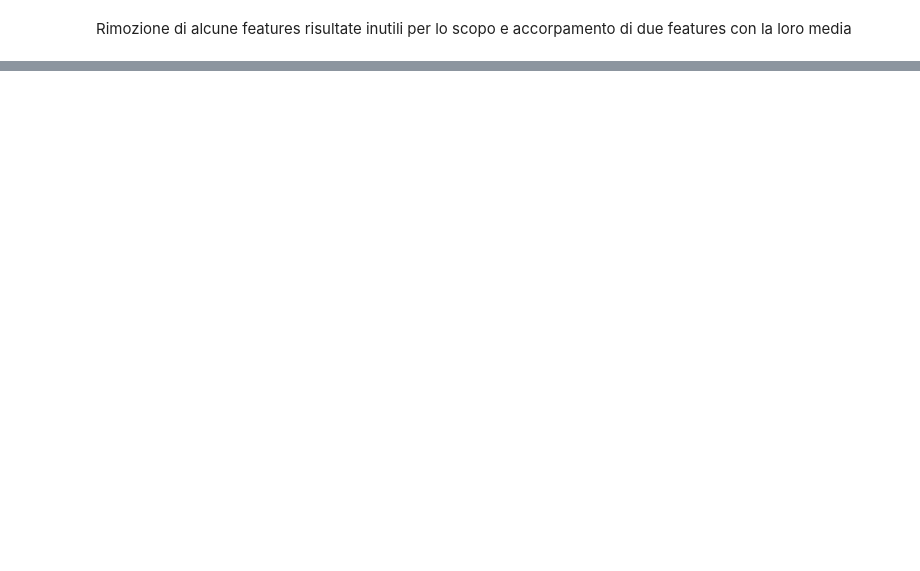
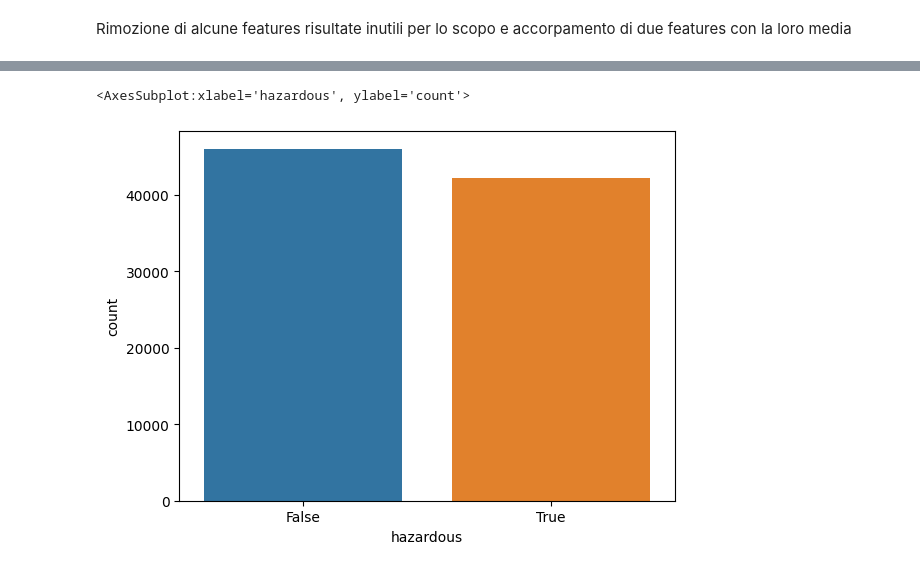
Before and after one commit to Giut0/NASA-NEO-Project, a Jupyter notebook: data_pre-proscessing.ipynb, the cells around one changed output, grey strips where cells are left out. Saved outputs shown, nothing was run; the diff lists cells and outputs as text; code cells hidden in the pictures; blank space fills up the shorter version.

```diff
--- a/data_pre-proscessing.ipynb
+++ b/data_pre-proscessing.ipynb
@@ -64,0 +53,14 @@ sns.countplot(x='hazardous',data=data)
+# %%
+# Class imbalance resolution with hybrid approach
+from imblearn.combine import SMOTEENN
+
+X = data.drop(columns=["hazardous", "id"])
+y = data["hazardous"]
+
+sme = SMOTEENN(random_state=0, sampling_strategy=0.9)
+X_res, y_res = sme.fit_resample(X, y)
+# %%
+# Dataframe reconstruction
+data_res = X_res
+data_res["hazardous"] = y_res
+data_res.to_csv("data/NEO_v2_refined_res.csv", index=False)
@@ -64,0 +73,5 @@ sns.countplot(x='hazardous',data=data)
+# %%
+sns.countplot(x="hazardous", data=data_res)
+# %% [output]
+<AxesSubplot:xlabel='hazardous', ylabel='count'>
+[figure, added]
```
Also changed, not shown: parts of 9 cells of this notebook, 15 other files.
